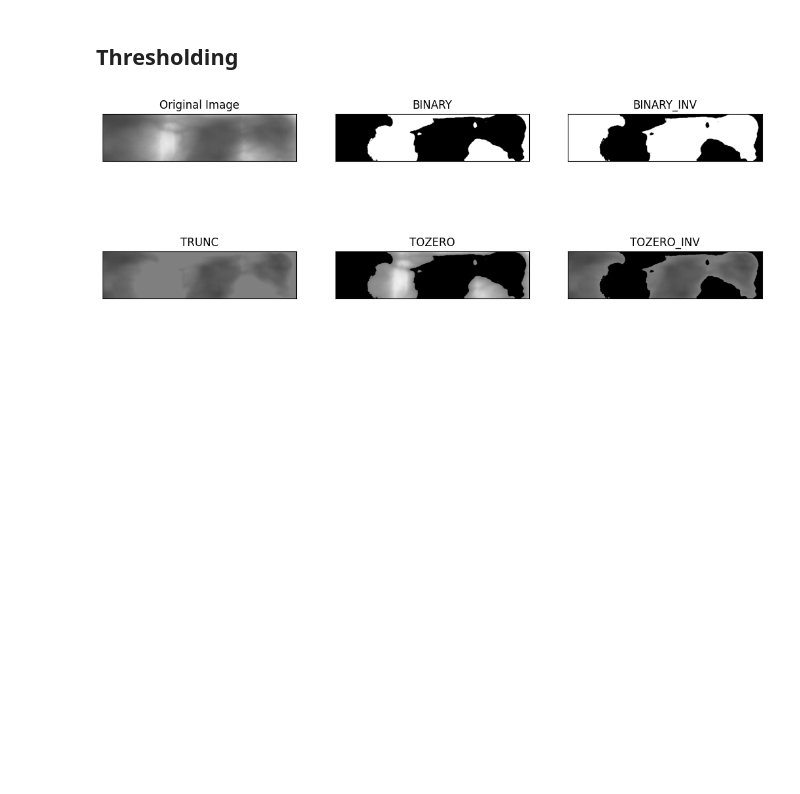
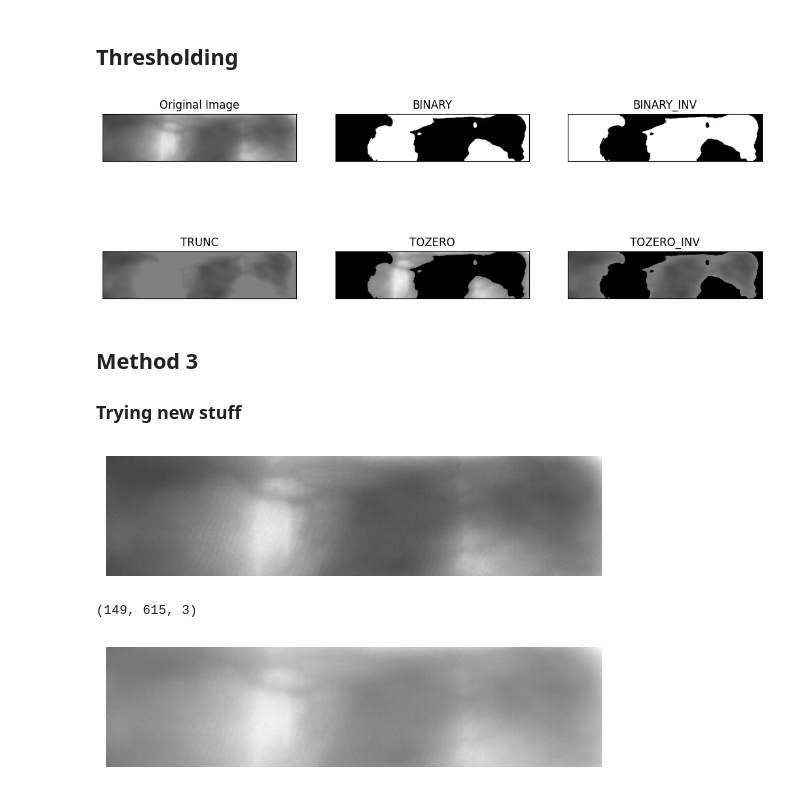
Before and after one commit to Rohanjos97/BioCube, a Jupyter notebook: biocube/preprocessing the image.ipynb, the cells around one changed output. Cells and saved outputs as stored; diff of their text form; code cells hidden in the pictures; blank space fills up the shorter version.

```diff
--- a/biocube/preprocessing the image.ipynb
+++ b/biocube/preprocessing the image.ipynb
@@ -374,3 +379,23 @@ for i in range(6):
     plt.xticks([]),plt.yticks([])
 # %% [output]
 [figure]
+# %% [markdown]
+## Method 3
+
+### Trying new stuff
+# %%
+img = cv.imread('images/FV_base_cropped.png')
+# img = cv.cvtColor(img, cv2.COLOR_BGR2GRAY)
+plt.imshow(img, cmap='gray')
+plt.axis('off')
+plt.show()
+
+img = np.array(255*(img/255)**0.6, dtype='uint8')
+plt.imshow(img, cmap='gray')
+plt.axis('off')
+
+img.shape
+# %% [output]
+[figure, added]
+(149, 615, 3)
+[figure, added]
```
Also changed, not shown: parts of 8 cells of this notebook, 10 other files.
